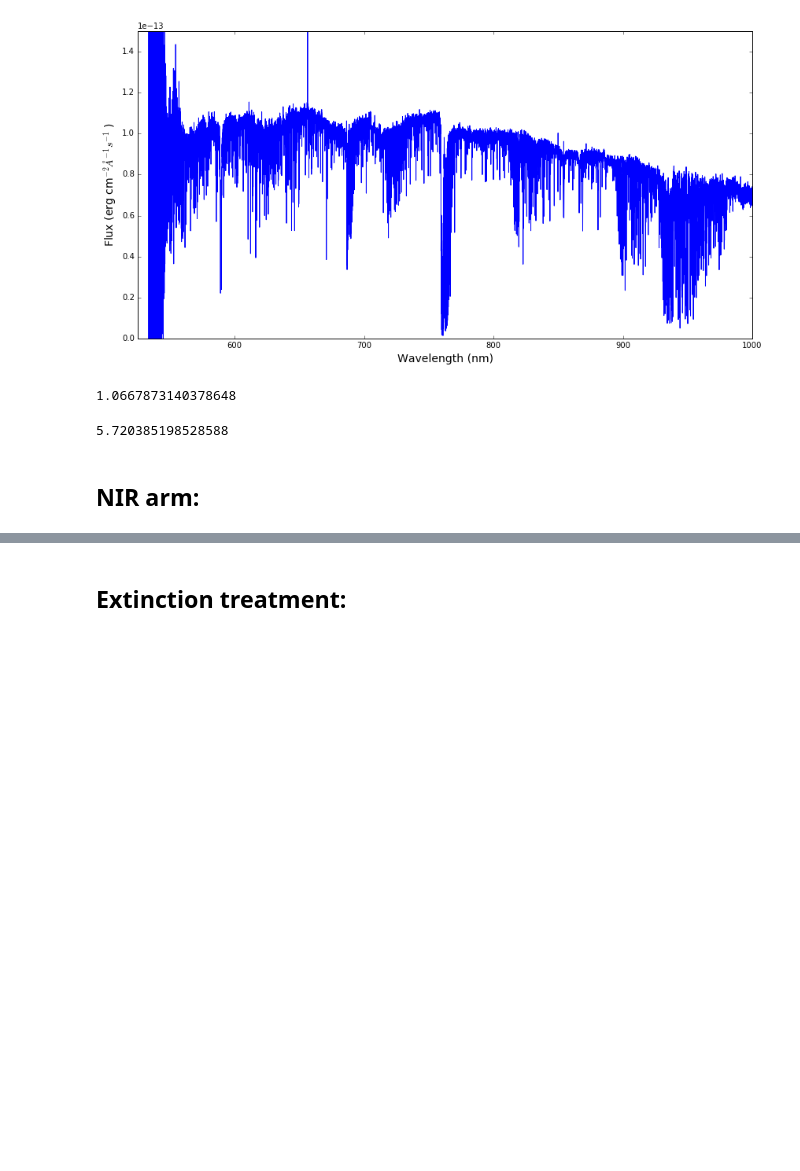
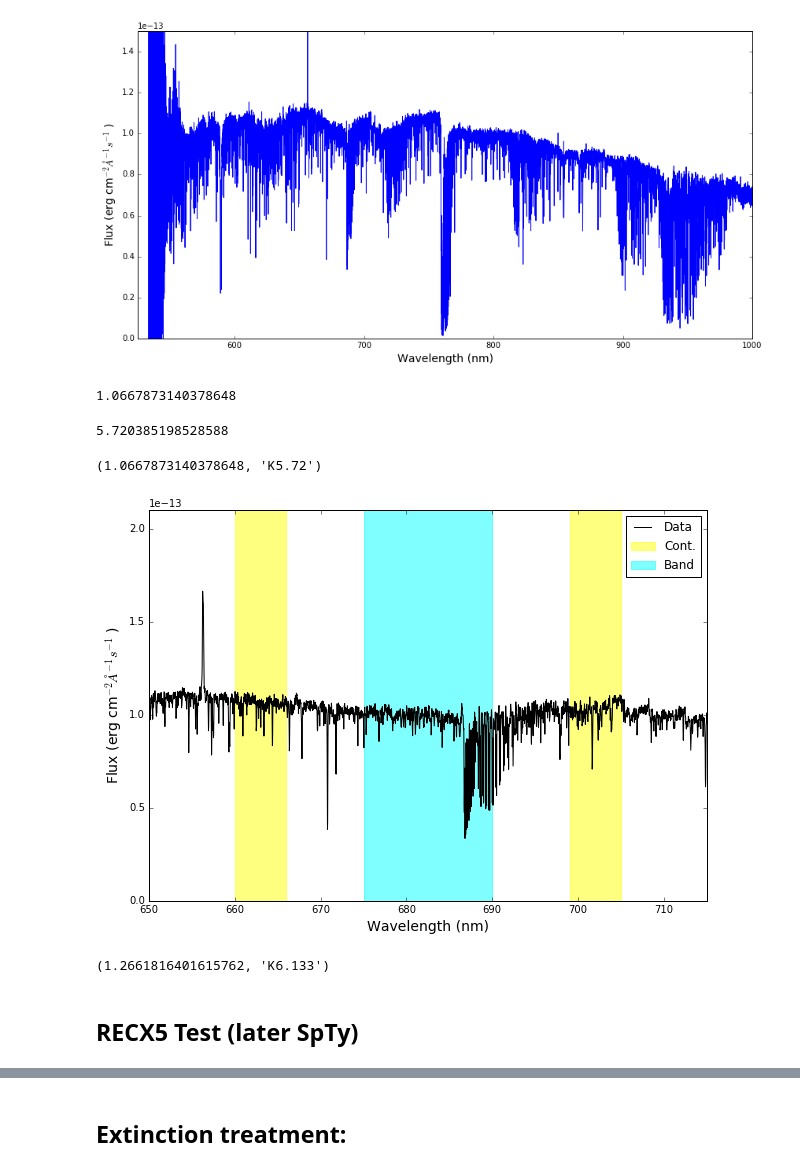
Before and after one commit to spacegal-spiff/TTauri_SpecAnalysis, a Jupyter notebook: Extinction/SpTy_Av_Veiling.ipynb, the cells around one changed output, grey strips where cells are left out. Cells and saved outputs as stored; diff of their text form; code cells hidden in the pictures; blank space fills up the shorter version.

```diff
--- a/Extinction/SpTy_Av_Veiling.ipynb
+++ b/Extinction/SpTy_Av_Veiling.ipynb
@@ -124,5 +282,3 @@ x
 5.720385198528588
 # %%
 # For zeropoint of K0, this is K5.7 which is pretty close
-# %% [markdown]
-## NIR arm:
@@ -134,0 +285,11 @@ flerr_nir = fitstable_nir[0][2]
+# %%
+spindexcalc(wv_opt, fl_opt, 'TiO6800', plot=True)
+# %% [output]
+(1.0667873140378648, 'K5.72')
+[figure, added]
+# %%
+spindexcalc(wv, fl, 'R5150')
+# %% [output]
+(1.2661816401615762, 'K6.133')
+# %% [markdown]
+## RECX5 Test (later SpTy)
```
Also changed, not shown: parts of 28 cells of this notebook.
